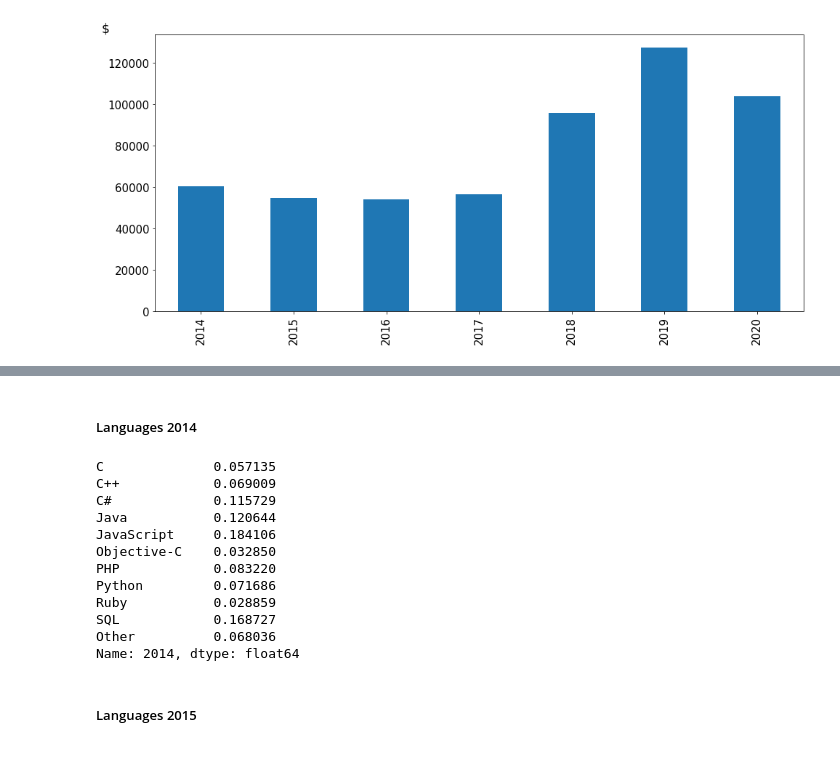
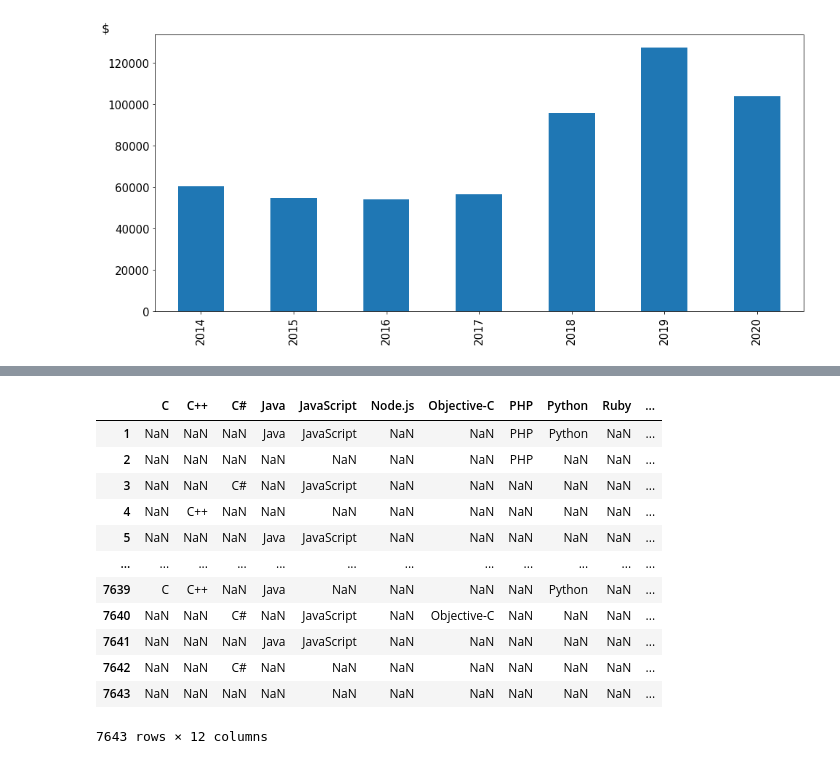
Before and after one commit to unclesyova/DSnanodegree_Project1, a Jupyter notebook: IT_trends.ipynb, the cells around one changed output, grey strips where cells are left out. Cells and saved outputs as stored; diff of their text form; code cells hidden in the pictures.

```diff
--- a/IT_trends.ipynb
+++ b/IT_trends.ipynb
@@ -261,37 +650,31 @@ def filter_languages(ser, set_of_lang):
         if idx not in set_of_lang:
             filtered_ser.drop(idx, inplace=True)
     return filtered_ser
-# %% [markdown]
-##### Languages 2014
 # %%
 lang2014 = df2014.loc[:,'Which of the following languages or technologies have you used significantly in the past year?':
                         'Which technologies are you excited about?']
 lang2014 = lang2014.drop('Which technologies are you excited about?', axis=1)
 lang2014.columns = lang2014.iloc[0]
 lang2014 = lang2014.iloc[1:]
-lang2014 = lang2014.count()
-lang2014.name = 2014
-idx = lang2014.index
-new_idx = list(idx)
-new_idx[-1] = 'Other'
-lang2014.index = new_idx
-lang2014 = filter_languages(lang2014, set_of_languages) #List of languages included a framework so needed filtering
-lang2014 = lang2014 / lang2014.sum()
+columns = list(lang2014.columns)
+columns[-1] = 'Other'
+lang2014.columns = columns
+#other2014 = lang2014['Other (please specify)'] # Save others into separate series for later counting
+#lang2014 = lang2014.loc[:,'C':'SQL']
 lang2014
 # %% [output]
+|  | C | C++ | C# | Java | JavaScript | Node.js | Objective-C | PHP | Python | Ruby | ... |
+| 1 | NaN | NaN | NaN | Java | JavaScript | NaN | NaN | PHP | Python | NaN | ... |
+| 2 | NaN | NaN | NaN | NaN | NaN | NaN | NaN | PHP | NaN | NaN | ... |
+| 3 | NaN | NaN | C# | NaN | JavaScript | NaN | NaN | NaN | NaN | NaN | ... |
+| 4 | NaN | C++ | NaN | NaN | NaN | NaN | NaN | NaN | NaN | NaN | ... |
+| 5 | NaN | NaN | NaN | Java | JavaScript | NaN | NaN | NaN | NaN | NaN | ... |
+| ... | ... | ... | ... | ... | ... | ... | ... | ... | ... | ... | ... |
+| 7639 | C | C++ | NaN | Java | NaN | NaN | NaN | NaN | Python | NaN | ... |
+| 7640 | NaN | NaN | C# | NaN | JavaScript | NaN | Objective-C | NaN | NaN | NaN | ... |
+| 7641 | NaN | NaN | NaN | Java | JavaScript | NaN | NaN | NaN | NaN | NaN | ... |
+| 7642 | NaN | NaN | C# | NaN | NaN | NaN | NaN | NaN | NaN | NaN | ... |
+| 7643 | NaN | NaN | NaN | NaN | NaN | NaN | NaN | NaN | NaN | NaN | ... |
-C              0.057135
-C++            0.069009
-C#             0.115729
-Java           0.120644
-JavaScript     0.184106
-Objective-C    0.032850
-PHP            0.083220
-Python         0.071686
-Ruby           0.028859
-SQL            0.168727
-Other          0.068036
-Name: 2014, dtype: float64
+7643 rows × 12 columns
-# %% [markdown]
-##### Languages 2015
 # %%
 lang2015 = df2015.loc[:,'Current Lang & Tech: Android':'Current Lang & Tech: Write-In']
```
Also changed, not shown: parts of 120 cells of this notebook.
